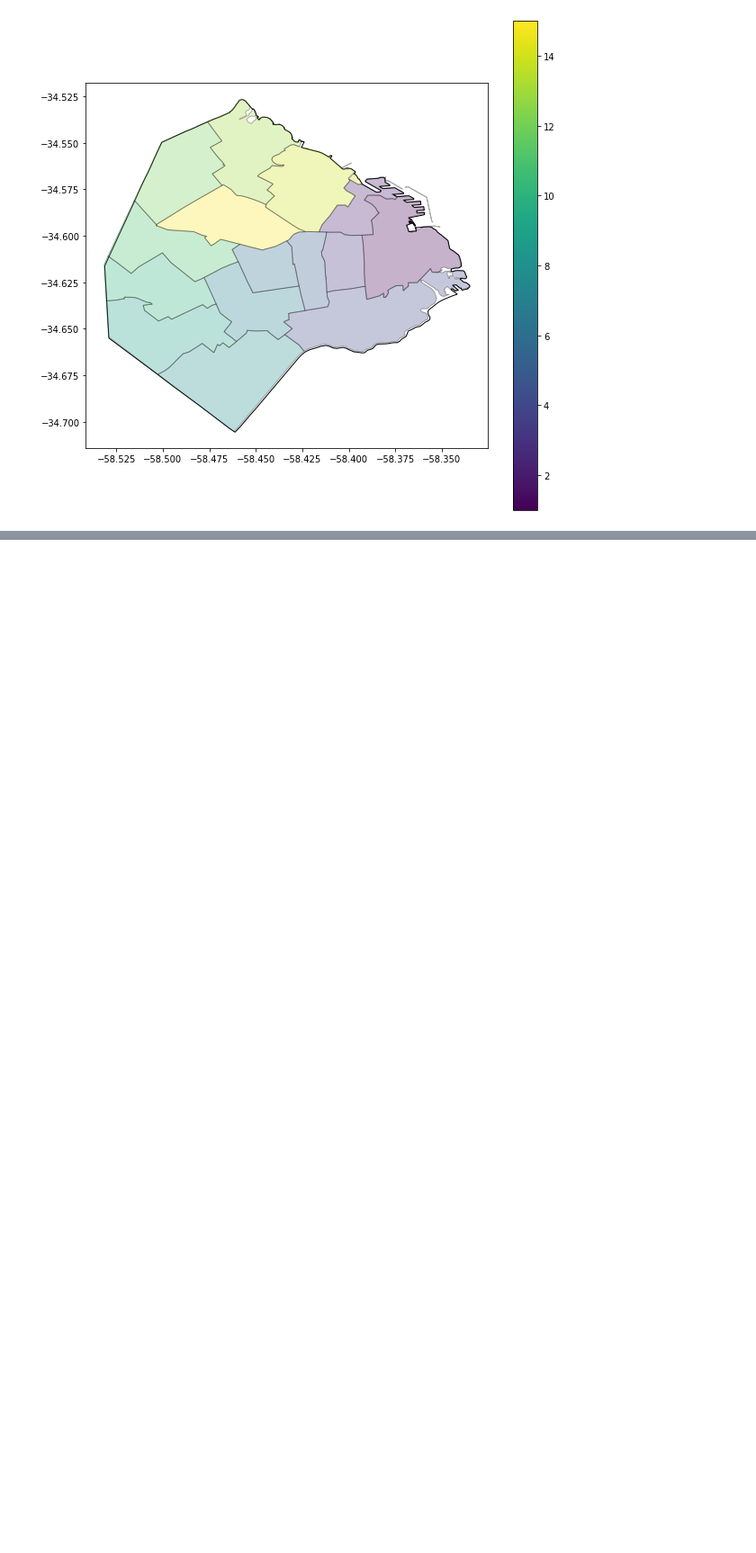
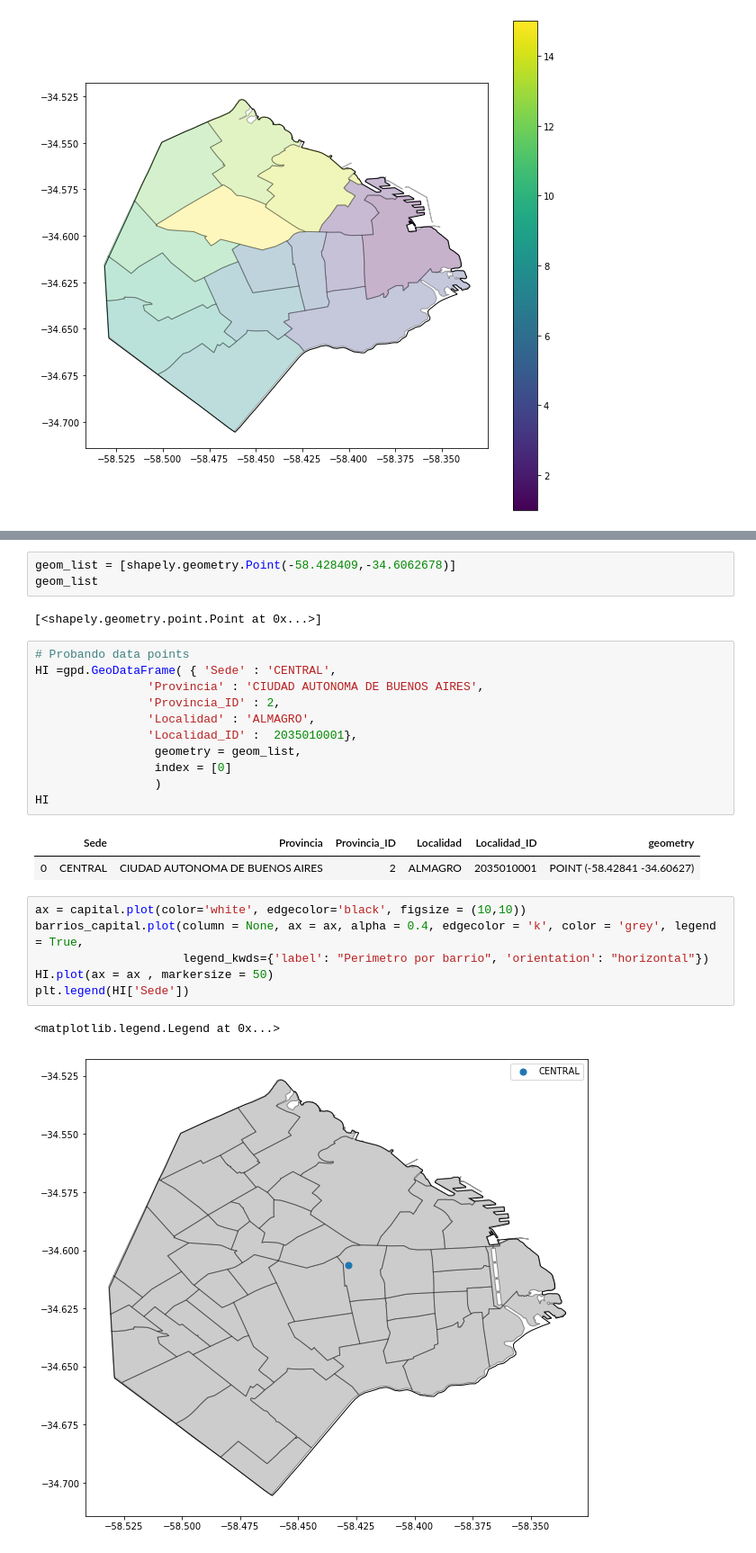
Before and after one commit to joaquinmenendez/HI_GIS, a Jupyter notebook: Geopanding.ipynb, the cells around one changed output, grey strips where cells are left out. Shown at 90% size. Cells and saved outputs as stored; diff of their text form; blank space fills up the shorter version.

```diff
--- a/Geopanding.ipynb
+++ b/Geopanding.ipynb
@@ -271,3 +271,31 @@ barrios_capital.plot(column = 'perimetro', ax = ax, alpha = .9, edgecolor = 'k',
 # %% [output]
 <matplotlib.axes._subplots.AxesSubplot at 0x...>
 [figure]
+# %%
+geom_list = [shapely.geometry.Point(-58.428409,-34.6062678)]
+geom_list
+# %% [output]
+[<shapely.geometry.point.Point at 0x...>]
+# %%
+# Probando data points
+HI =gpd.GeoDataFrame( { 'Sede' : 'CENTRAL',
+                'Provincia' : 'CIUDAD AUTONOMA DE BUENOS AIRES',
+                'Provincia_ID' : 2,
+                'Localidad' : 'ALMAGRO',
+                'Localidad_ID' :  2035010001},
+                 geometry = geom_list,
+                 index = [0]
+                 )
+HI
+# %% [output]
+|  | Sede | Provincia | Provincia_ID | Localidad | Localidad_ID | geometry |
+| 0 | CENTRAL | CIUDAD AUTONOMA DE BUENOS AIRES | 2 | ALMAGRO | 2035010001 | POINT (-58.42841 -34.60627) |
+# %%
+ax = capital.plot(color='white', edgecolor='black', figsize = (10,10))
+barrios_capital.plot(column = None, ax = ax, alpha = 0.4, edgecolor = 'k', color = 'grey', legend = True,
+                     legend_kwds={'label': "Perimetro por barrio", 'orientation': "horizontal"})
+HI.plot(ax = ax , markersize = 50)
+plt.legend(HI['Sede'])
+# %% [output]
+<matplotlib.legend.Legend at 0x...>
+[figure, added]
```
Also changed, not shown: parts of 15 cells of this notebook.
